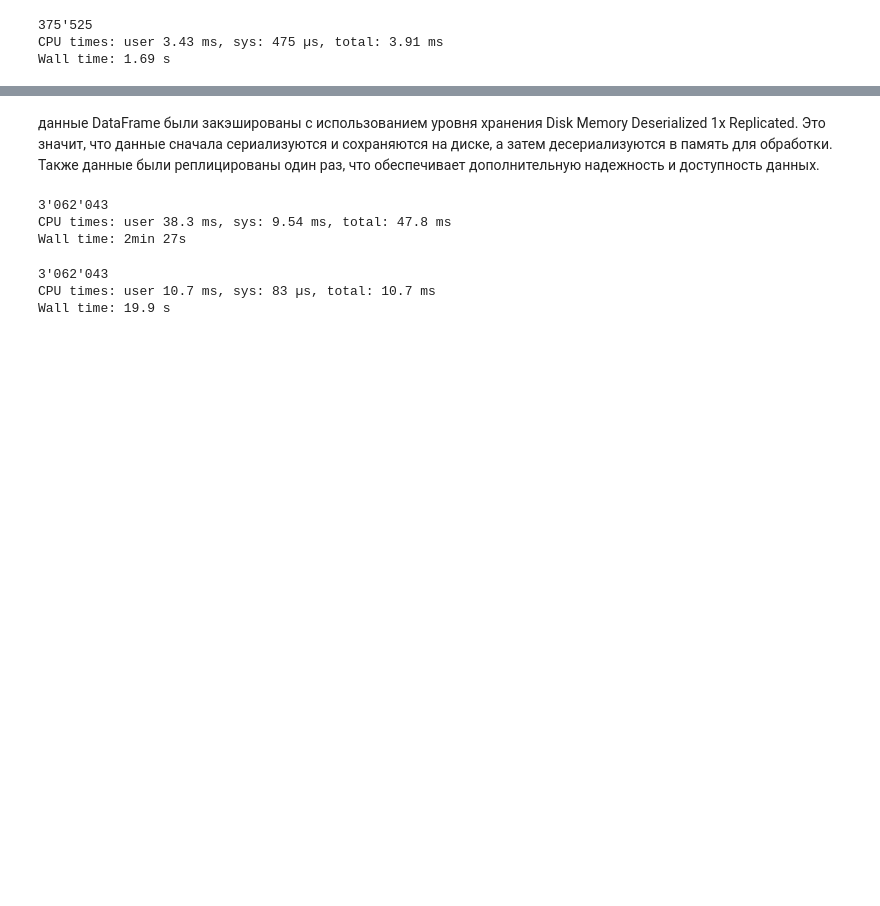
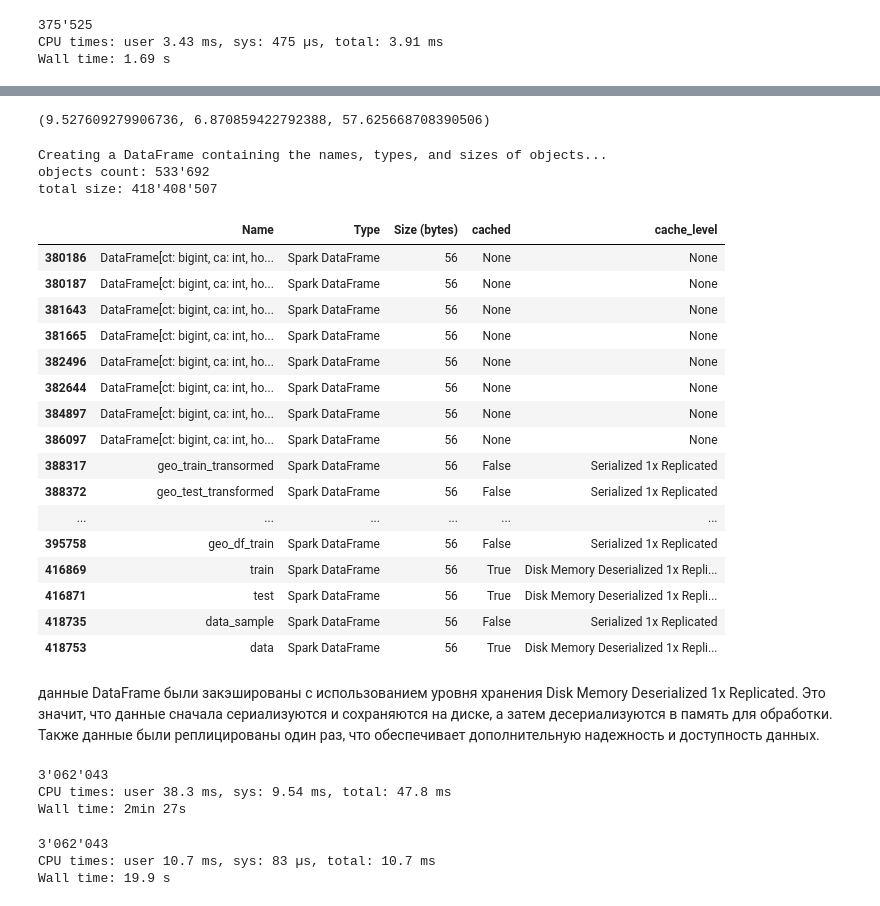
Before and after one commit to kogriv/chicago_spark, a Jupyter notebook: notebooks/03_ml.ipynb, the cells around one changed output, grey strips where cells are left out. Saved outputs shown, nothing was run; the diff lists cells and outputs as text; code cells hidden in the pictures; blank space fills up the shorter version.

```diff
--- a/notebooks/03_ml.ipynb
+++ b/notebooks/03_ml.ipynb
@@ -277,0 +263,10 @@ type
+# %%
+def get_spark_df_list(globe_dict):
+    objects = pds.inventory_objects(globe_dict)
+    spark_df = objects[objects['Type'].str.contains('Spark DataFrame')].copy()
+    del objects
+    spark_df['cached'] = spark_df.apply(lambda x: eval(x['Name']).is_cached \
+            if not (x['Name'].startswith("DataFrame[") or x['Name'].startswith("_")) else None, axis=1)
+    spark_df['cache_level'] = spark_df.apply(lambda x: eval(x['Name']).storageLevel \
+            if not (x['Name'].startswith("DataFrame[") or x['Name'].startswith("_")) else None, axis=1)
+    return spark_df
@@ -504,3 +541,33 @@ def lin_regr_with_scale(train, test, point):
+# %%
+rmse, mae, mape
+# %% [output]
+(9.527609279906736, 6.870859422792388, 57.625668708390506)
+# %%
+spark_df = get_spark_df_list(globals())
+# %% [output]
+Creating a DataFrame containing the names, types, and sizes of objects...
+objects count: 533'692
+total size: 418'408'507
+# %%
+spark_df
+# %% [output]
+|  | Name | Type | Size (bytes) | cached | cache_level |
+| 380186 | DataFrame[ct: bigint, ca: int, ho... | Spark DataFrame | 56 | None | None |
+| 380187 | DataFrame[ct: bigint, ca: int, ho... | Spark DataFrame | 56 | None | None |
+| 381643 | DataFrame[ct: bigint, ca: int, ho... | Spark DataFrame | 56 | None | None |
+| 381665 | DataFrame[ct: bigint, ca: int, ho... | Spark DataFrame | 56 | None | None |
+| 382496 | DataFrame[ct: bigint, ca: int, ho... | Spark DataFrame | 56 | None | None |
+| 382644 | DataFrame[ct: bigint, ca: int, ho... | Spark DataFrame | 56 | None | None |
+| 384897 | DataFrame[ct: bigint, ca: int, ho... | Spark DataFrame | 56 | None | None |
+| 386097 | DataFrame[ct: bigint, ca: int, ho... | Spark DataFrame | 56 | None | None |
+| 388317 | geo_train_transormed | Spark DataFrame | 56 | False | Serialized 1x Replicated |
+| 388372 | geo_test_transformed | Spark DataFrame | 56 | False | Serialized 1x Replicated |
+| ... | ... | ... | ... | ... | ... |
+| 395758 | geo_df_train | Spark DataFrame | 56 | False | Serialized 1x Replicated |
+| 416869 | train | Spark DataFrame | 56 | True | Disk Memory Deserialized 1x Repli... |
+| 416871 | test | Spark DataFrame | 56 | True | Disk Memory Deserialized 1x Repli... |
+| 418735 | data_sample | Spark DataFrame | 56 | False | Serialized 1x Replicated |
+| 418753 | data | Spark DataFrame | 56 | True | Disk Memory Deserialized 1x Repli... |
 # %%
 # # векторизация
 # df_vec = None
```
Also changed, not shown: parts of 59 cells of this notebook.
